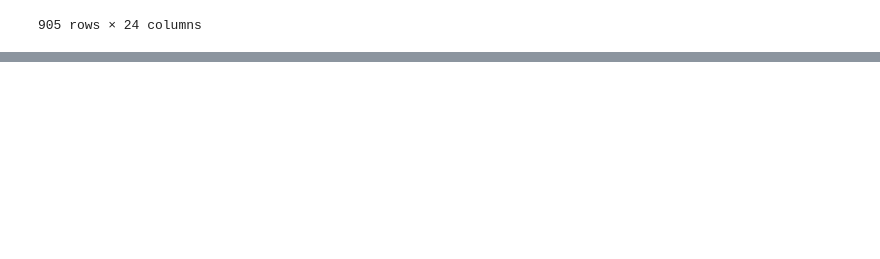
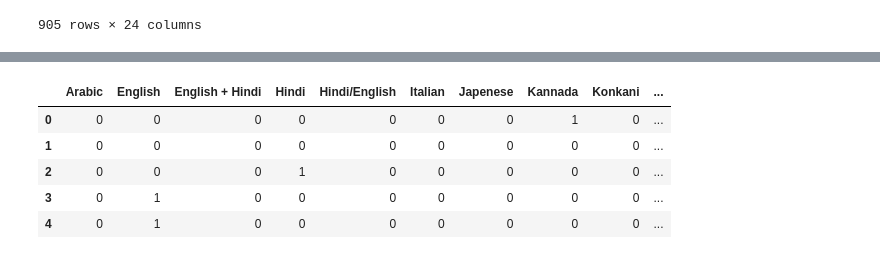
Before and after one commit to Vishal-Dhoriya/woc5.0-ml-weather-prediction-case-study-Vishal, a Jupyter notebook: WOC_Checkpoint_3.ipynb, the cells around one changed output, grey strips where cells are left out. Cells and saved outputs as stored; diff of their text form; code cells hidden in the pictures; blank space fills up the shorter version.

```diff
--- a/WOC_Checkpoint_3.ipynb
+++ b/WOC_Checkpoint_3.ipynb
@@ -106,0 +94,3 @@ ytt
+# %%
+dummies = pd.get_dummies(r.Gender)
+dummies.head()
@@ -106,0 +104,3 @@ ytt
+# %%
+r = pd.concat([r,dummies],axis='columns')
+r.head()
@@ -106,0 +137,10 @@ ytt
+# %%
+dummies = pd.get_dummies(r.Language)
+dummies.head()
+# %% [output]
+|  | Arabic | English | English + Hindi | Hindi | Hindi/English | Italian | Japenese | Kannada | Konkani | ... |
+| 0 | 0 | 0 | 0 | 0 | 0 | 0 | 0 | 1 | 0 | ... |
+| 1 | 0 | 0 | 0 | 0 | 0 | 0 | 0 | 0 | 0 | ... |
+| 2 | 0 | 0 | 0 | 1 | 0 | 0 | 0 | 0 | 0 | ... |
+| 3 | 0 | 1 | 0 | 0 | 0 | 0 | 0 | 0 | 0 | ... |
+| 4 | 0 | 1 | 0 | 0 | 0 | 0 | 0 | 0 | 0 | ... |
```
Also changed, not shown: parts of 14 cells of this notebook.
